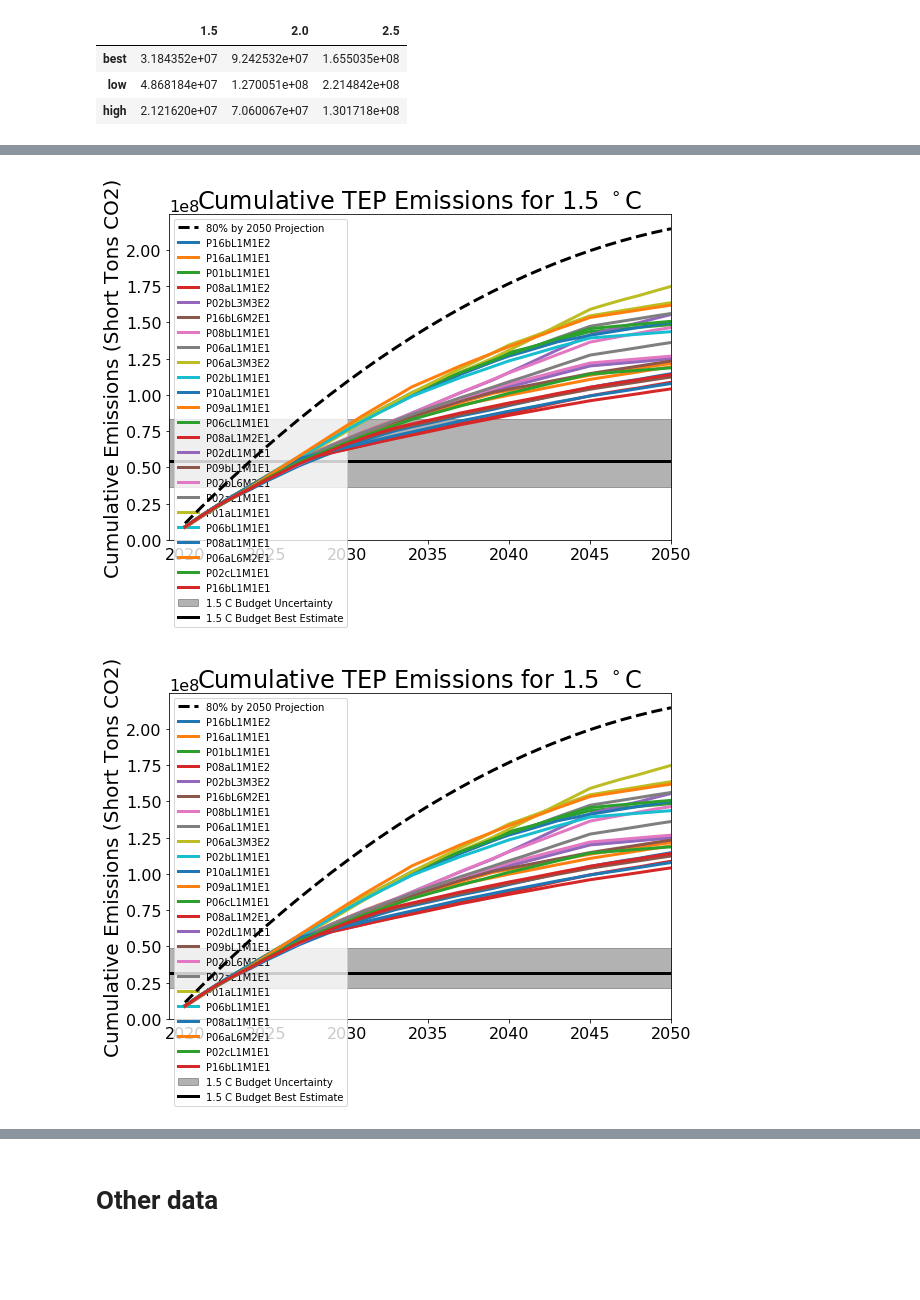
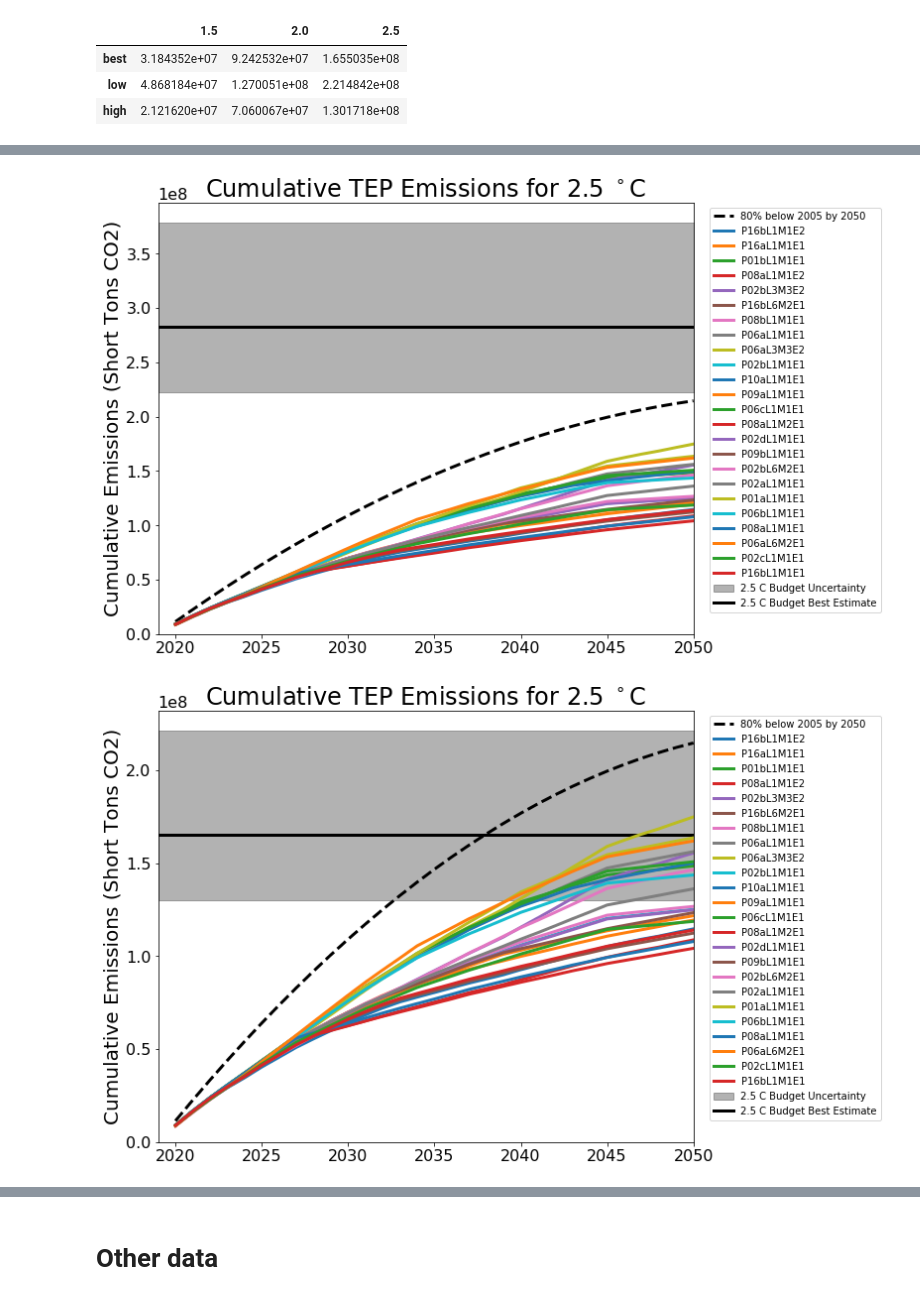
Before and after one commit to CLIMAS-UA/tepcarbon, a Jupyter notebook: tep_carbon.ipynb, the cells around one changed output, grey strips where cells are left out. Cells and saved outputs as stored; diff of their text form; code cells hidden in the pictures; blank space fills up the shorter version.

Commit message:
legends outside, pngs without portfolios, yearly projected (#13)
* legends outside, pngs without portfolios, yearly projected

* fix mistakes

```diff
--- a/tep_carbon.ipynb
+++ b/tep_carbon.ipynb
@@ -425,12 +554,13 @@ tep_emissions['TEP Direct (Scope 1) Emissions']
 2018    1.141586e+07
 Name: TEP Direct (Scope 1) Emissions, dtype: float64
 # %%
+tep_emissions_2005 = tep_emissions.loc[2005, 'TEP Direct (Scope 1) Emissions']
 start_emissions_80by50 = tep_emissions.loc[2018, 'TEP Direct (Scope 1) Emissions']
-end_emissions_80by50 = 0.2 * tep_emissions.loc[2005, 'TEP Direct (Scope 1) Emissions']
+end_emissions_80by50 = 0.2 * tep_emissions_2005
 start_year_80by50 = 2020
 end_year_80by50 = 2050
 full_index_80by50 = list(range(start_year_80by50, end_year_80by50 + 1))
-yearly_emissions_80by50 = pd.Series(index=full_index_80by50, dtype=float, name='80% by 2050 Projection')
+yearly_emissions_80by50 = pd.Series(index=full_index_80by50, dtype=float, name='80% below 2005 by 2050')
 yearly_emissions_80by50.loc[start_year_80by50] = start_emissions_80by50
 yearly_emissions_80by50.loc[end_year_80by50] = end_emissions_80by50
 yearly_emissions_80by50 = yearly_emissions_80by50.interpolate(how='time')
@@ -441,5 +571,7 @@ ax.set_ylim(0, None)
 ax.set_ylabel('Emissions (short tons)')
 ax.legend()
 
+ax.set_title(f'Yearly TEP Emissions')
+
 ax.get_figure().savefig(output_path / 'historical_and_projected_80by50.png', dpi=300)
 # %% [output]
@@ -1037,6 +1060,9 @@ with open(output_path / 'carbon_budgets_generation_based.csv', 'w') as f:
 scope = 'Direct CO2 Emissions, tons'
 # %%
 cumulative = environmental.cumsum()[scope]
+# %%
+# put the legends outside the figure
+legend_kwargs = dict(loc='upper left', bbox_to_anchor=(1.02, 1))
 # %%
 yearly_emissions_80by50_styles = dict(
     color='k',
@@ -1047,7 +1073,8 @@ yearly_emissions_80by50_styles = dict(
 # %%
 def cumulative_plot(carbon_budget_tep, target, fig_ax=None):
     if fig_ax is None:
-        fig, ax = plt.subplots()
+        fig, ax = plt.subplots(figsize=(12, 8))
+        fig.subplots_adjust(right=0.75)
     else:
         fig, ax = fig_ax
     color = 'k'
@@ -1057,10 +1084,3 @@ def cumulative_plot(carbon_budget_tep, target, fig_ax=None):
     ax.set_ylabel('Cumulative Emissions (Short Tons CO2)')
     ax.set_title(f'Cumulative TEP Emissions for {target} $^\circ$C')
     return fig, ax
-
-target = 1.5
-fig, ax = cumulative_plot(carbon_budgets_tep_emissions_based[target], 1.5)
-ax.plot(cumulative.index, cumulative.values, zorder=10, label=name)
-ax.plot(yearly_emissions_80by50_cumulative.index, yearly_emissions_80by50_cumulative.values, **yearly_emissions_80by50_styles)
-ax.set_ylim(0, None)
-ax.legend(loc=2)
@@ -1070,14 +1087,18 @@ ax.legend(loc=2)
 # %%
 portfolios = data_path.glob('Portfolio Summary - P*.xlsx')
 
+yearlys = {}
 cumulatives = {}
 for portfolio in portfolios:
     print(portfolio)
     name, changes, energy, financial, environmental = read_portfolio(portfolio)
     scope = 'Direct CO2 Emissions, tons'
-    cumulative = environmental.cumsum()[scope]
+    environmental_scoped = environmental[scope]
+    yearlys[name] = environmental_scoped
+    cumulative = environmental_scoped.cumsum()
     cumulatives[name] = cumulative
 
+yearlys = pd.DataFrame(yearlys)
 cumulatives = pd.DataFrame(cumulatives)
 # %% [output]
 data/Portfolio Summary - P16bL1M1E2.xlsx
@@ -1100,32 +1200,40 @@ data/Portfolio Summary - P16bL1M1E1.xlsx
 # %%
-target = 1.5
+target = 2.5
 fig, ax = cumulative_plot(carbon_budgets_tep_emissions_based[target], target)
 
 ax.plot(yearly_emissions_80by50_cumulative.index, yearly_emissions_80by50_cumulative.values, **yearly_emissions_80by50_styles)
+
+ax.set_ylim(0, None)
+ax.legend(**legend_kwargs)
+fig.savefig(output_path / f'portfolios_{target}C_emissions_based_no_portfolios.png', dpi=300)
 
 for name, cumulative in cumulatives.items():
     ax.plot(cumulative.index, cumulative.values, zorder=10, label=name)
 
 ax.set_ylim(0, None)
 handles, labels = ax.get_legend_handles_labels()
-ax.legend(handles[1:] + [handles[0]], labels[1:] + [labels[0]], loc=2)
+ax.legend(handles[1:] + [handles[0]], labels[1:] + [labels[0]], **legend_kwargs)
 
 fig.savefig(output_path / f'portfolios_{target}C_emissions_based.png', dpi=300)
 # %% [output]
-[figure, old version]
+[figure, new version]
 # %%
-target = 1.5
+target = 2.5
 fig, ax = cumulative_plot(carbon_budgets_tep_generation_based[target], target)
 
 ax.plot(yearly_emissions_80by50_cumulative.index, yearly_emissions_80by50_cumulative.values, **yearly_emissions_80by50_styles)
+
+ax.set_ylim(0, None)
+ax.legend(**legend_kwargs)
+fig.savefig(output_path / f'portfolios_{target}C_generation_based_no_portfolios.png', dpi=300)
 
 for name, cumulative in cumulatives.items():
     ax.plot(cumulative.index, cumulative.values, zorder=10, label=name)
 
 ax.set_ylim(0, None)
 handles, labels = ax.get_legend_handles_labels()
-ax.legend(handles[1:] + [handles[0]], labels[1:] + [labels[0]], loc=2)
+ax.legend(handles[1:] + [handles[0]], labels[1:] + [labels[0]], **legend_kwargs)
 
 fig.savefig(output_path / f'portfolios_{target}C_generation_based.png', dpi=300)
 # %% [output]
-[figure, old version]
+[figure, new version]
```
Also changed, not shown: parts of 22 cells of this notebook, 23 other files.
